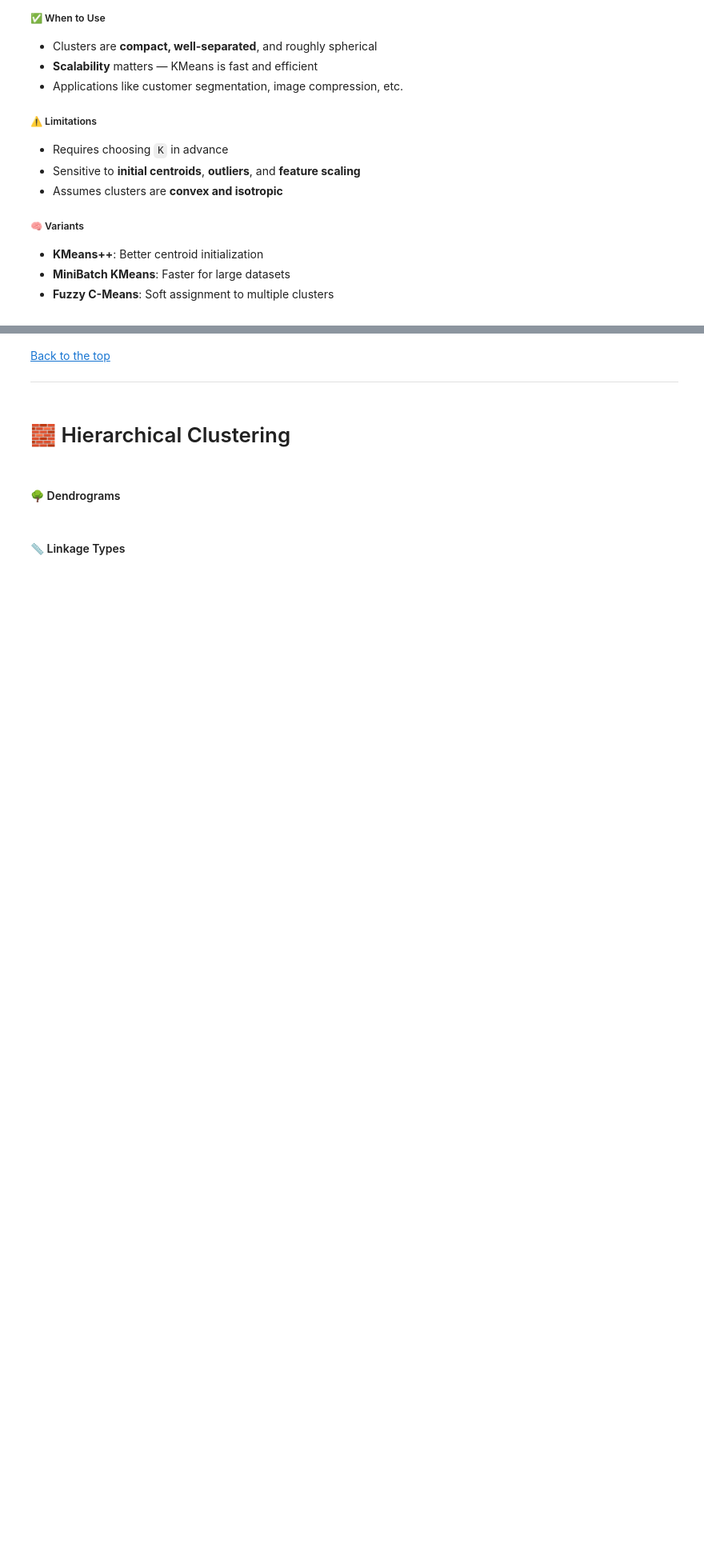
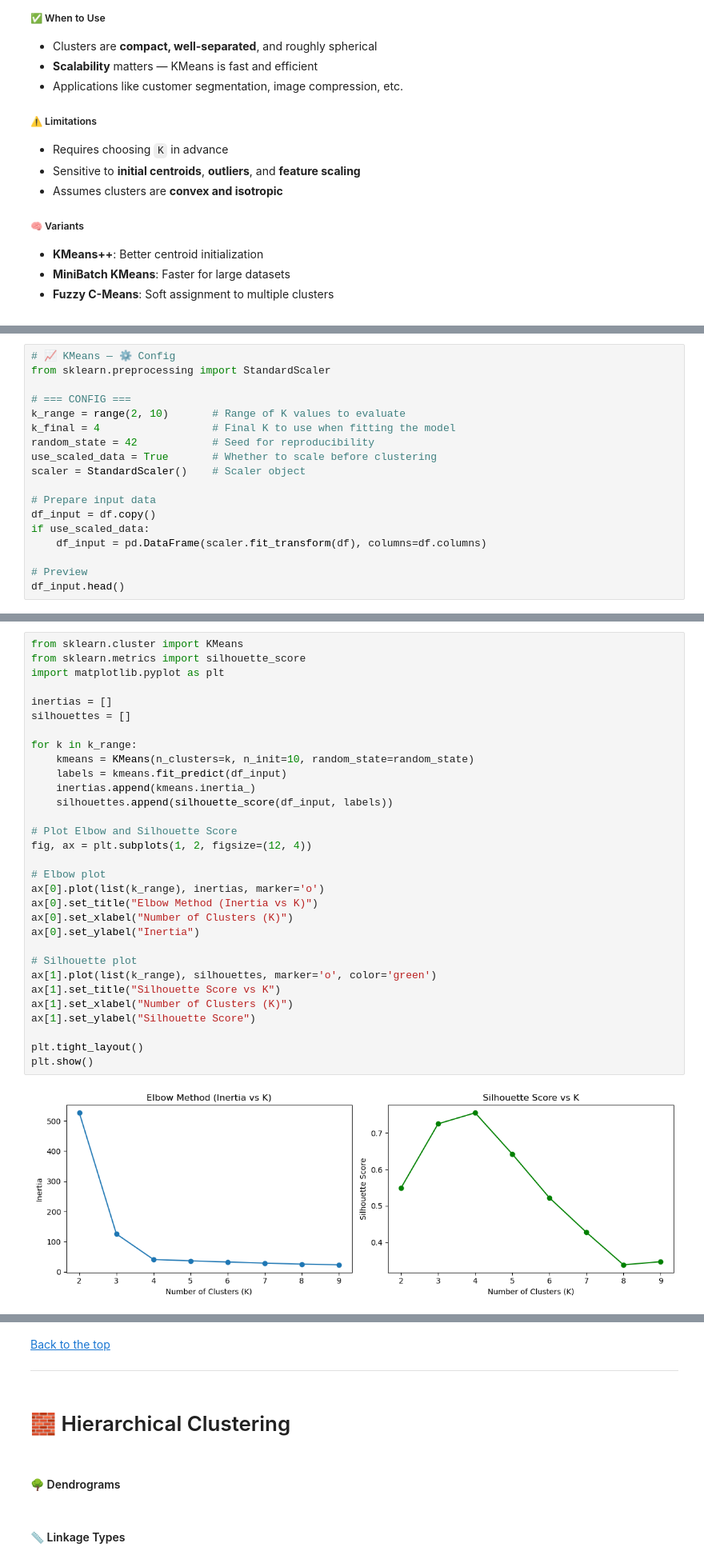
Before and after one commit to ashrithssreddy/ml-toolkit, a Jupyter notebook: Unsupervised_Learning/clustering_v2.ipynb, the cells around one changed output, grey strips where cells are left out. Shown at 80% size. Cells and saved outputs as stored; diff of their text form; folded sections open; blank space fills up the shorter version.

```diff
--- a/Unsupervised_Learning/clustering_v2.ipynb
+++ b/Unsupervised_Learning/clustering_v2.ipynb
@@ -269,0 +270,18 @@ KMeans is a **partitioning-based clustering algorithm** that groups data into `K
+# %%
+# 📈 KMeans — ⚙️ Config
+from sklearn.preprocessing import StandardScaler
+
+# === CONFIG ===
+k_range = range(2, 10)       # Range of K values to evaluate
+k_final = 4                  # Final K to use when fitting the model
+random_state = 42            # Seed for reproducibility
+use_scaled_data = True       # Whether to scale before clustering
+scaler = StandardScaler()    # Scaler object
+
+# Prepare input data
+df_input = df.copy()
+if use_scaled_data:
+    df_input = pd.DataFrame(scaler.fit_transform(df), columns=df.columns)
+
+# Preview
+df_input.head()
@@ -273 +327,34 @@ KMeans is a **partitioning-based clustering algorithm** that groups data into `K
+# %%
+from sklearn.cluster import KMeans
+from sklearn.metrics import silhouette_score
+import matplotlib.pyplot as plt
+
+inertias = []
+silhouettes = []
+
+for k in k_range:
+    kmeans = KMeans(n_clusters=k, n_init=10, random_state=random_state)
+    labels = kmeans.fit_predict(df_input)
+    inertias.append(kmeans.inertia_)
+    silhouettes.append(silhouette_score(df_input, labels))
+
+# Plot Elbow and Silhouette Score
+fig, ax = plt.subplots(1, 2, figsize=(12, 4))
+
+# Elbow plot
+ax[0].plot(list(k_range), inertias, marker='o')
+ax[0].set_title("Elbow Method (Inertia vs K)")
+ax[0].set_xlabel("Number of Clusters (K)")
+ax[0].set_ylabel("Inertia")
+
+# Silhouette plot
+ax[1].plot(list(k_range), silhouettes, marker='o', color='green')
+ax[1].set_title("Silhouette Score vs K")
+ax[1].set_xlabel("Number of Clusters (K)")
+ax[1].set_ylabel("Silhouette Score")
+
+plt.tight_layout()
+plt.show()
+# %% [output]
+[figure, added]
 # %% [markdown]
```
Also changed, not shown: parts of 12 cells of this notebook.
